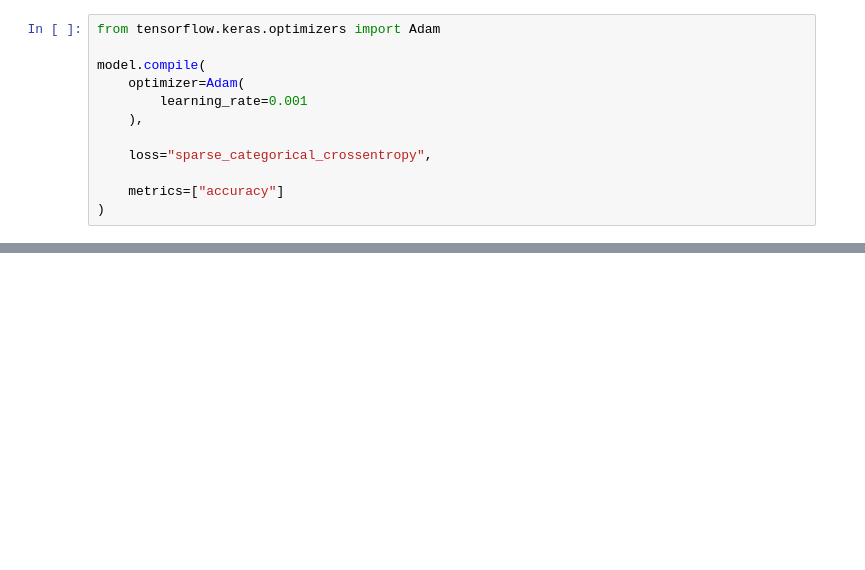
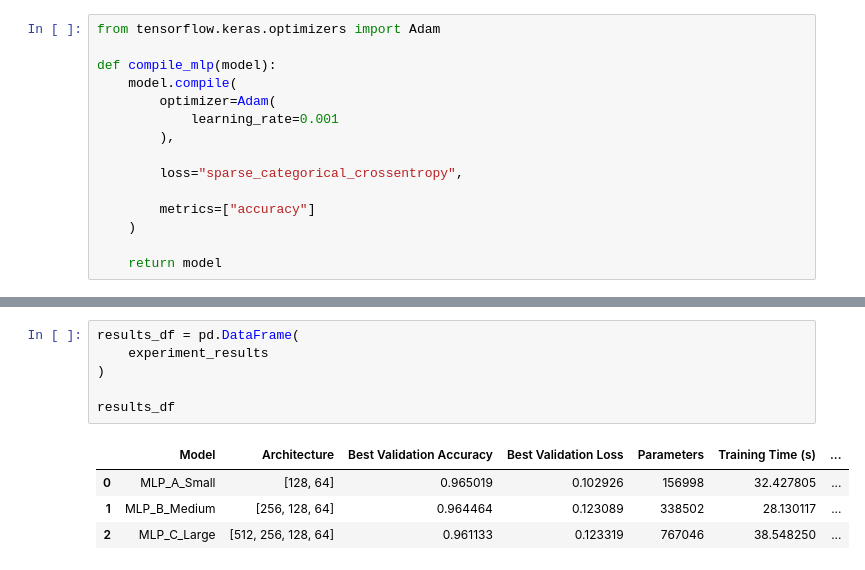
Before and after one commit to SLIIT-Y4-S2-DL-ORG/Deep-Learning-Assignment, a Jupyter notebook: MLP/MLP.ipynb, the cells around one changed output, grey strips where cells are left out. Saved outputs shown, nothing was run; the diff lists cells and outputs as text; blank space fills up the shorter version.

Commit message:
MLP algorithm merge along with results of comparison and final results

```diff
--- a/MLP/MLP.ipynb
+++ b/MLP/MLP.ipynb
@@ -123,12 +198,15 @@ model.summary()
 # %%
 from tensorflow.keras.optimizers import Adam
 
-model.compile(
-    optimizer=Adam(
-        learning_rate=0.001
-    ),
+def compile_mlp(model):
+    model.compile(
+        optimizer=Adam(
+            learning_rate=0.001
+        ),
 
-    loss="sparse_categorical_crossentropy",
+        loss="sparse_categorical_crossentropy",
 
-    metrics=["accuracy"]
-)
+        metrics=["accuracy"]
+    )
+
+    return model
@@ -221,0 +349,11 @@ y_pred = np.argmax(
+# %%
+results_df = pd.DataFrame(
+    experiment_results
+)
+
+results_df
+# %% [output]
+|  | Model | Architecture | Best Validation Accuracy | Best Validation Loss | Parameters | Training Time (s) | ... |
+| 0 | MLP_A_Small | [128, 64] | 0.965019 | 0.102926 | 156998 | 32.427805 | ... |
+| 1 | MLP_B_Medium | [256, 128, 64] | 0.964464 | 0.123089 | 338502 | 28.130117 | ... |
+| 2 | MLP_C_Large | [512, 256, 128, 64] | 0.961133 | 0.123319 | 767046 | 38.548250 | ... |
```
Also changed, not shown: parts of 28 cells of this notebook, 3 other files.
